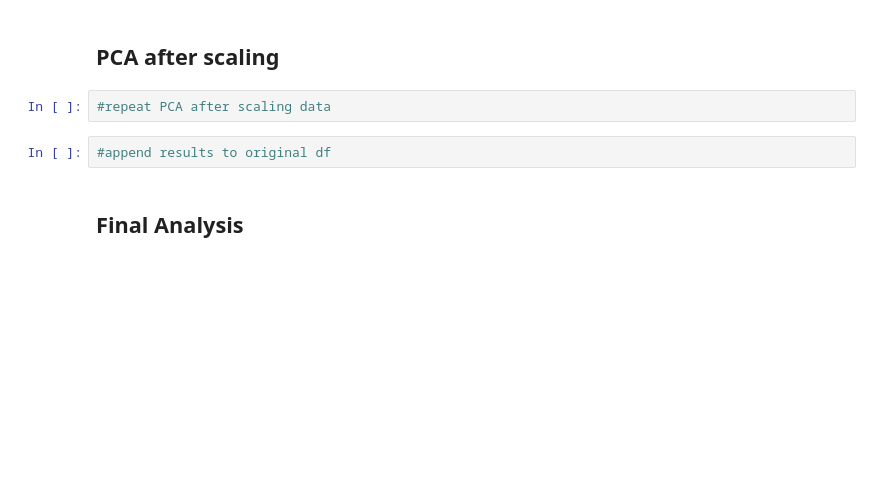
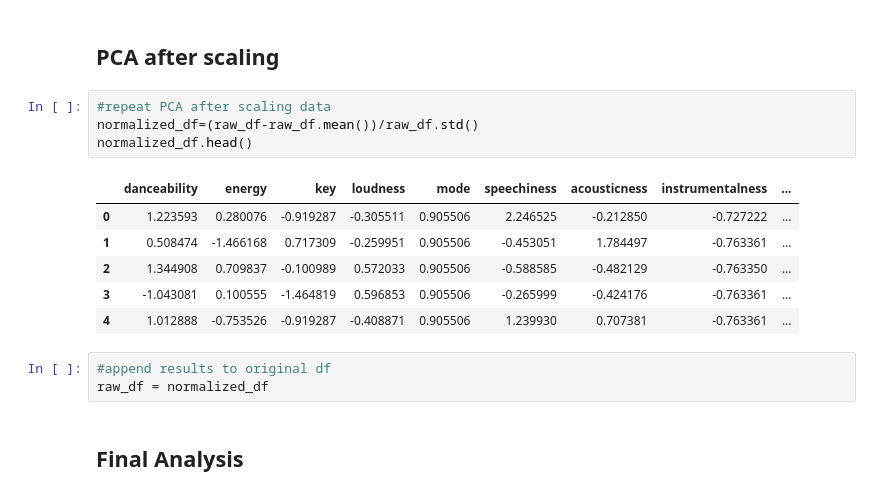
Before and after one commit to stvschmdt/ne_ds5230, a Jupyter notebook: prep_material/PCA.ipynb, the cells around one changed output. Cells and saved outputs as stored; diff of their text form; blank space fills up the shorter version.

```diff
--- a/prep_material/PCA.ipynb
+++ b/prep_material/PCA.ipynb
@@ -250,8 +310,18 @@ array([[-126326.84695245],
 ## PCA after scaling
 # %%
 #repeat PCA after scaling data
+normalized_df=(raw_df-raw_df.mean())/raw_df.std()
+normalized_df.head()
+# %% [output]
+|  | danceability | energy | key | loudness | mode | speechiness | acousticness | instrumentalness | ... |
+| 0 | 1.223593 | 0.280076 | -0.919287 | -0.305511 | 0.905506 | 2.246525 | -0.212850 | -0.727222 | ... |
+| 1 | 0.508474 | -1.466168 | 0.717309 | -0.259951 | 0.905506 | -0.453051 | 1.784497 | -0.763361 | ... |
+| 2 | 1.344908 | 0.709837 | -0.100989 | 0.572033 | 0.905506 | -0.588585 | -0.482129 | -0.763350 | ... |
+| 3 | -1.043081 | 0.100555 | -1.464819 | 0.596853 | 0.905506 | -0.265999 | -0.424176 | -0.763361 | ... |
+| 4 | 1.012888 | -0.753526 | -0.919287 | -0.408871 | 0.905506 | 1.239930 | 0.707381 | -0.763361 | ... |
 # %%
 #append results to original df
+raw_df = normalized_df
 # %% [markdown]
 ## Final Analysis
 # %%
```
Also changed, not shown: parts of 17 cells of this notebook.
